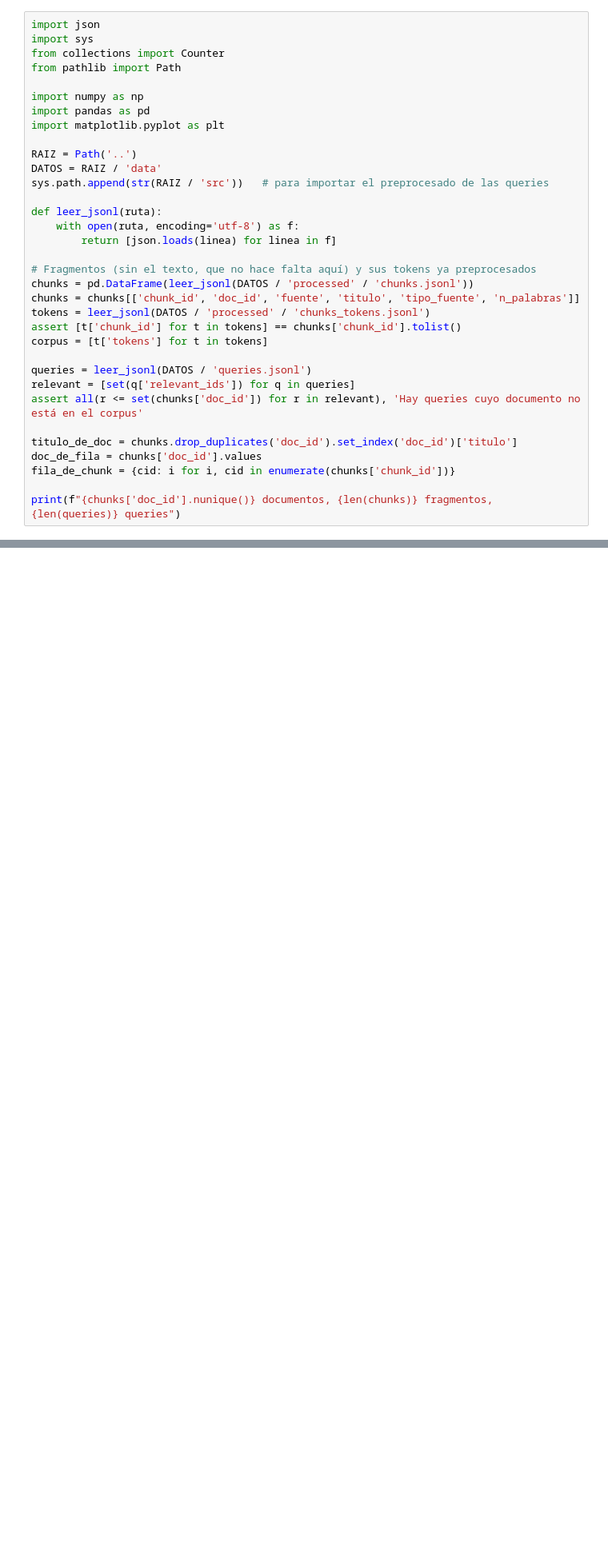
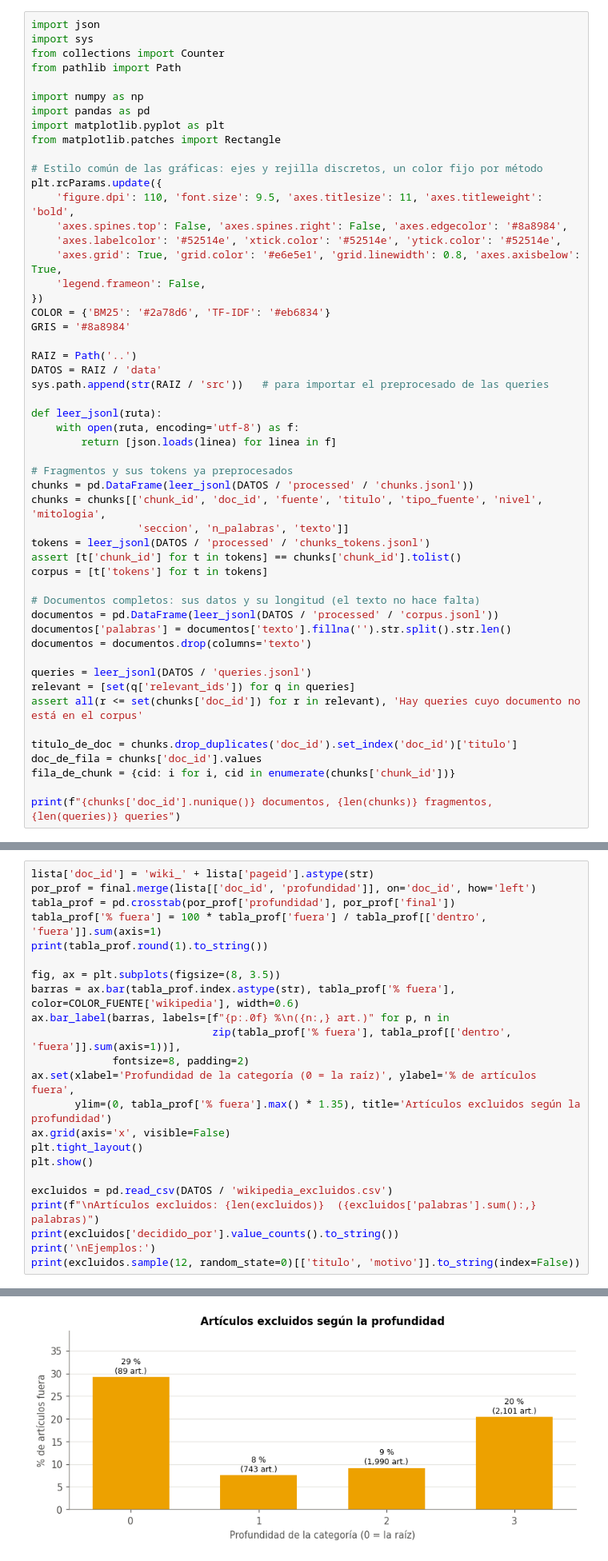
Before and after one commit to ruben-diaz-2004/Fact-checking_system, a Jupyter notebook: notebooks/hito1.ipynb, the cells around one changed output, grey strips where cells are left out. Shown at 80% size. Cells and saved outputs as stored; diff of their text form; blank space fills up the shorter version.

```diff
--- a/notebooks/hito1.ipynb
+++ b/notebooks/hito1.ipynb
@@ -31,6 +32,18 @@ from pathlib import Path
 import numpy as np
 import pandas as pd
 import matplotlib.pyplot as plt
+from matplotlib.patches import Rectangle
+
+# Estilo común de las gráficas: ejes y rejilla discretos, un color fijo por método
+plt.rcParams.update({
+    'figure.dpi': 110, 'font.size': 9.5, 'axes.titlesize': 11, 'axes.titleweight': 'bold',
+    'axes.spines.top': False, 'axes.spines.right': False, 'axes.edgecolor': '#8a8984',
+    'axes.labelcolor': '#52514e', 'xtick.color': '#52514e', 'ytick.color': '#52514e',
+    'axes.grid': True, 'grid.color': '#e6e5e1', 'grid.linewidth': 0.8, 'axes.axisbelow': True,
+    'legend.frameon': False,
+})
+COLOR = {'BM25': '#2a78d6', 'TF-IDF': '#eb6834'}
+GRIS = '#8a8984'
 
 RAIZ = Path('..')
 DATOS = RAIZ / 'data'
@@ -40,12 +53,18 @@ def leer_jsonl(ruta):
     with open(ruta, encoding='utf-8') as f:
         return [json.loads(linea) for linea in f]
 
-# Fragmentos (sin el texto, que no hace falta aquí) y sus tokens ya preprocesados
+# Fragmentos y sus tokens ya preprocesados
 chunks = pd.DataFrame(leer_jsonl(DATOS / 'processed' / 'chunks.jsonl'))
-chunks = chunks[['chunk_id', 'doc_id', 'fuente', 'titulo', 'tipo_fuente', 'n_palabras']]
+chunks = chunks[['chunk_id', 'doc_id', 'fuente', 'titulo', 'tipo_fuente', 'nivel', 'mitologia',
+                 'seccion', 'n_palabras', 'texto']]
 tokens = leer_jsonl(DATOS / 'processed' / 'chunks_tokens.jsonl')
 assert [t['chunk_id'] for t in tokens] == chunks['chunk_id'].tolist()
 corpus = [t['tokens'] for t in tokens]
+
+# Documentos completos: sus datos y su longitud (el texto no hace falta)
+documentos = pd.DataFrame(leer_jsonl(DATOS / 'processed' / 'corpus.jsonl'))
+documentos['palabras'] = documentos['texto'].fillna('').str.split().str.len()
+documentos = documentos.drop(columns='texto')
 
 queries = leer_jsonl(DATOS / 'queries.jsonl')
 relevant = [set(q['relevant_ids']) for q in queries]
@@ -256,0 +383,24 @@ q010 What myth explains why Eos, a Greek goddess, fell in love with many mortals
+# %%
+lista['doc_id'] = 'wiki_' + lista['pageid'].astype(str)
+por_prof = final.merge(lista[['doc_id', 'profundidad']], on='doc_id', how='left')
+tabla_prof = pd.crosstab(por_prof['profundidad'], por_prof['final'])
+tabla_prof['% fuera'] = 100 * tabla_prof['fuera'] / tabla_prof[['dentro', 'fuera']].sum(axis=1)
+print(tabla_prof.round(1).to_string())
+
+fig, ax = plt.subplots(figsize=(8, 3.5))
+barras = ax.bar(tabla_prof.index.astype(str), tabla_prof['% fuera'], color=COLOR_FUENTE['wikipedia'], width=0.6)
+ax.bar_label(barras, labels=[f"{p:.0f} %\n({n:,} art.)" for p, n in
+                             zip(tabla_prof['% fuera'], tabla_prof[['dentro', 'fuera']].sum(axis=1))],
+             fontsize=8, padding=2)
+ax.set(xlabel='Profundidad de la categoría (0 = la raíz)', ylabel='% de artículos fuera',
+       ylim=(0, tabla_prof['% fuera'].max() * 1.35), title='Artículos excluidos según la profundidad')
+ax.grid(axis='x', visible=False)
+plt.tight_layout()
+plt.show()
+
+excluidos = pd.read_csv(DATOS / 'wikipedia_excluidos.csv')
+print(f"\nArtículos excluidos: {len(excluidos)}  ({excluidos['palabras'].sum():,} palabras)")
+print(excluidos['decidido_por'].value_counts().to_string())
+print('\nEjemplos:')
+print(excluidos.sample(12, random_state=0)[['titulo', 'motivo']].to_string(index=False))
+# %% [output]
@@ -256,0 +413 @@ q010 What myth explains why Eos, a Greek goddess, fell in love with many mortals
+[figure, added]
```
Also changed, not shown: parts of 102 cells of this notebook.
